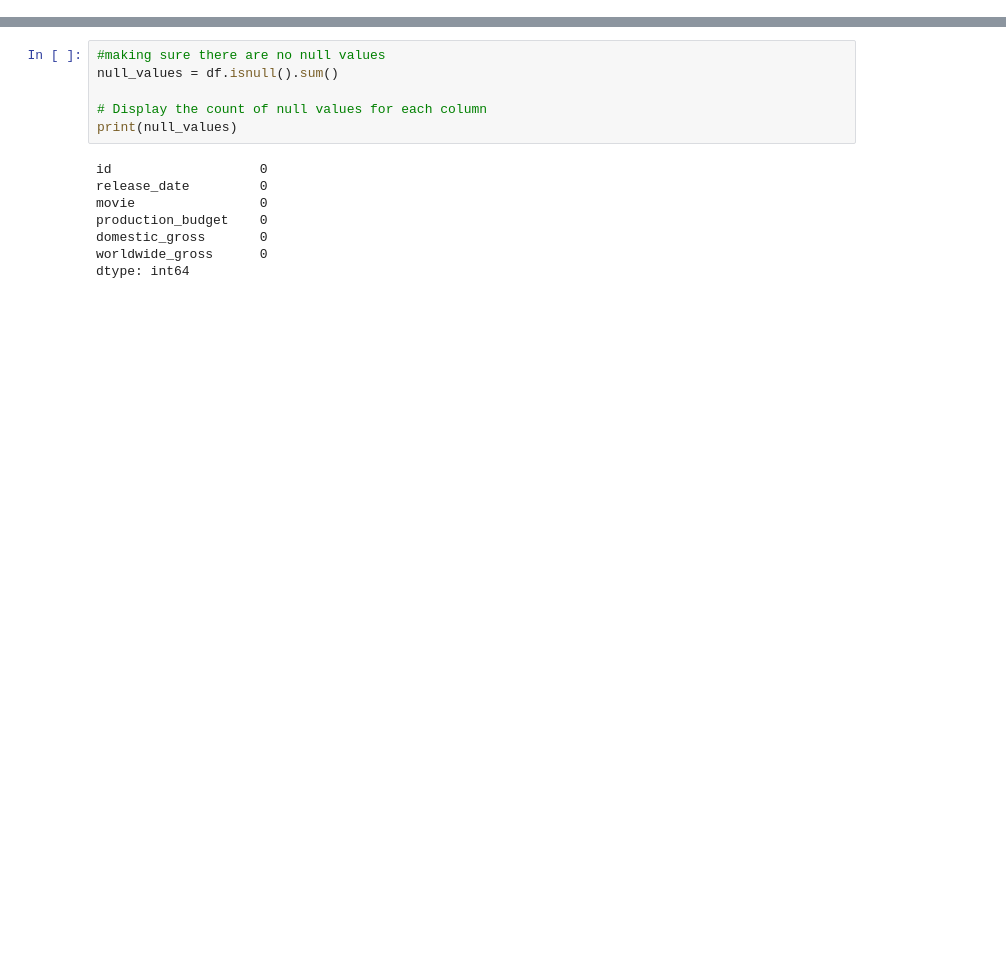
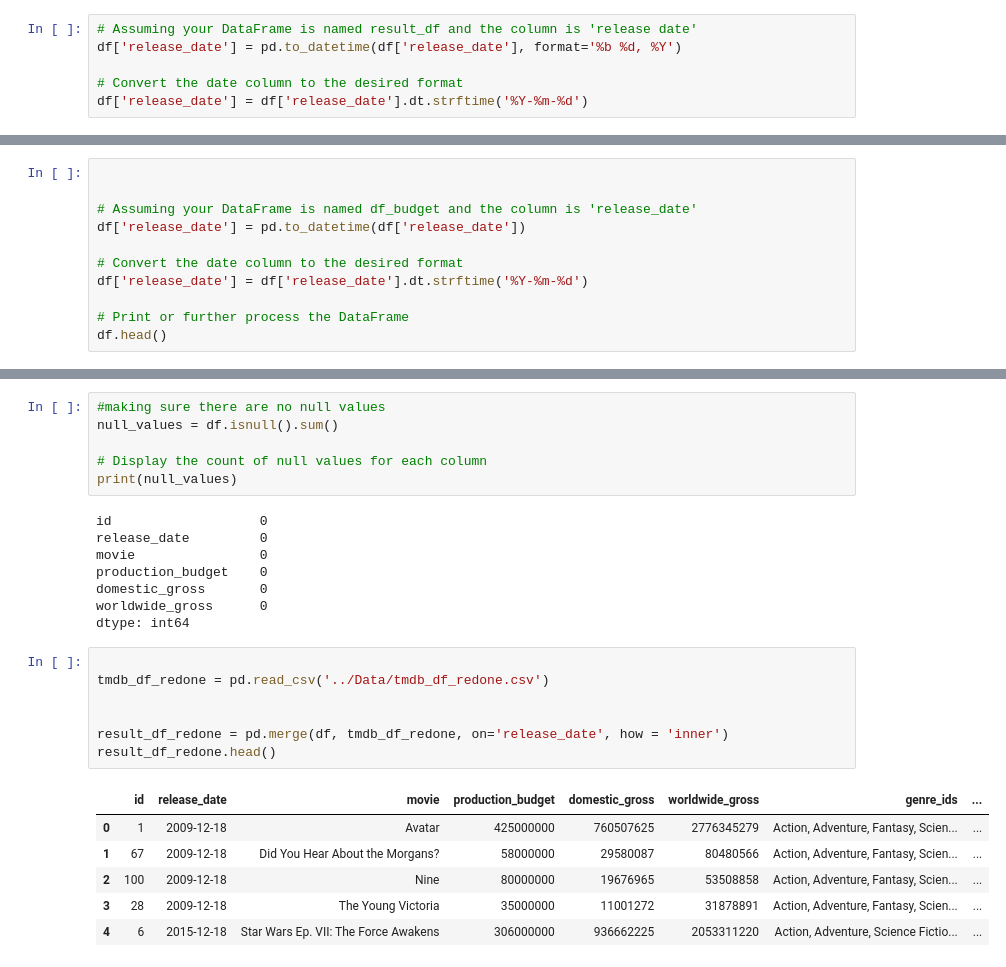
Before and after one commit to falloutb1tch/Movie_Project, a Jupyter notebook: Notebooks/JaCoB.ipynb, the cells around one changed output, grey strips where cells are left out. Saved outputs shown, nothing was run; the diff lists cells and outputs as text; blank space fills up the shorter version.

```diff
--- a/Notebooks/JaCoB.ipynb
+++ b/Notebooks/JaCoB.ipynb
@@ -144,5 +144,11 @@ memory usage: 271.0+ KB
 # %%
 df = df.sort_values(by='worldwide_gross', ascending=False)
+# %%
+# Assuming your DataFrame is named result_df and the column is 'release date'
+df['release_date'] = pd.to_datetime(df['release_date'], format='%b %d, %Y')
+
+# Convert the date column to the desired format
+df['release_date'] = df['release_date'].dt.strftime('%Y-%m-%d')
 # %%
 df.head(45)
 # %% [output]
@@ -165,0 +182,11 @@ df.head(45)
+# %%
+
+
+# Assuming your DataFrame is named df_budget and the column is 'release_date'
+df['release_date'] = pd.to_datetime(df['release_date'])
+
+# Convert the date column to the desired format
+df['release_date'] = df['release_date'].dt.strftime('%Y-%m-%d')
+
+# Print or further process the DataFrame
+df.head()
@@ -177,3 +211,17 @@ production_budget    0
 domestic_gross       0
 worldwide_gross      0
 dtype: int64
+# %%
+
+tmdb_df_redone = pd.read_csv('../Data/tmdb_df_redone.csv')
+
+
+result_df_redone = pd.merge(df, tmdb_df_redone, on='release_date', how = 'inner')
+result_df_redone.head()
+# %% [output]
+|  | id | release_date | movie | production_budget | domestic_gross | worldwide_gross | genre_ids | ... |
+| 0 | 1 | 2009-12-18 | Avatar | 425000000 | 760507625 | 2776345279 | Action, Adventure, Fantasy, Scien... | ... |
+| 1 | 67 | 2009-12-18 | Did You Hear About the Morgans? | 58000000 | 29580087 | 80480566 | Action, Adventure, Fantasy, Scien... | ... |
+| 2 | 100 | 2009-12-18 | Nine | 80000000 | 19676965 | 53508858 | Action, Adventure, Fantasy, Scien... | ... |
+| 3 | 28 | 2009-12-18 | The Young Victoria | 35000000 | 11001272 | 31878891 | Action, Adventure, Fantasy, Scien... | ... |
+| 4 | 6 | 2015-12-18 | Star Wars Ep. VII: The Force Awakens | 306000000 | 936662225 | 2053311220 | Action, Adventure, Science Fictio... | ... |
```
Also changed, not shown: parts of 6 cells of this notebook.
